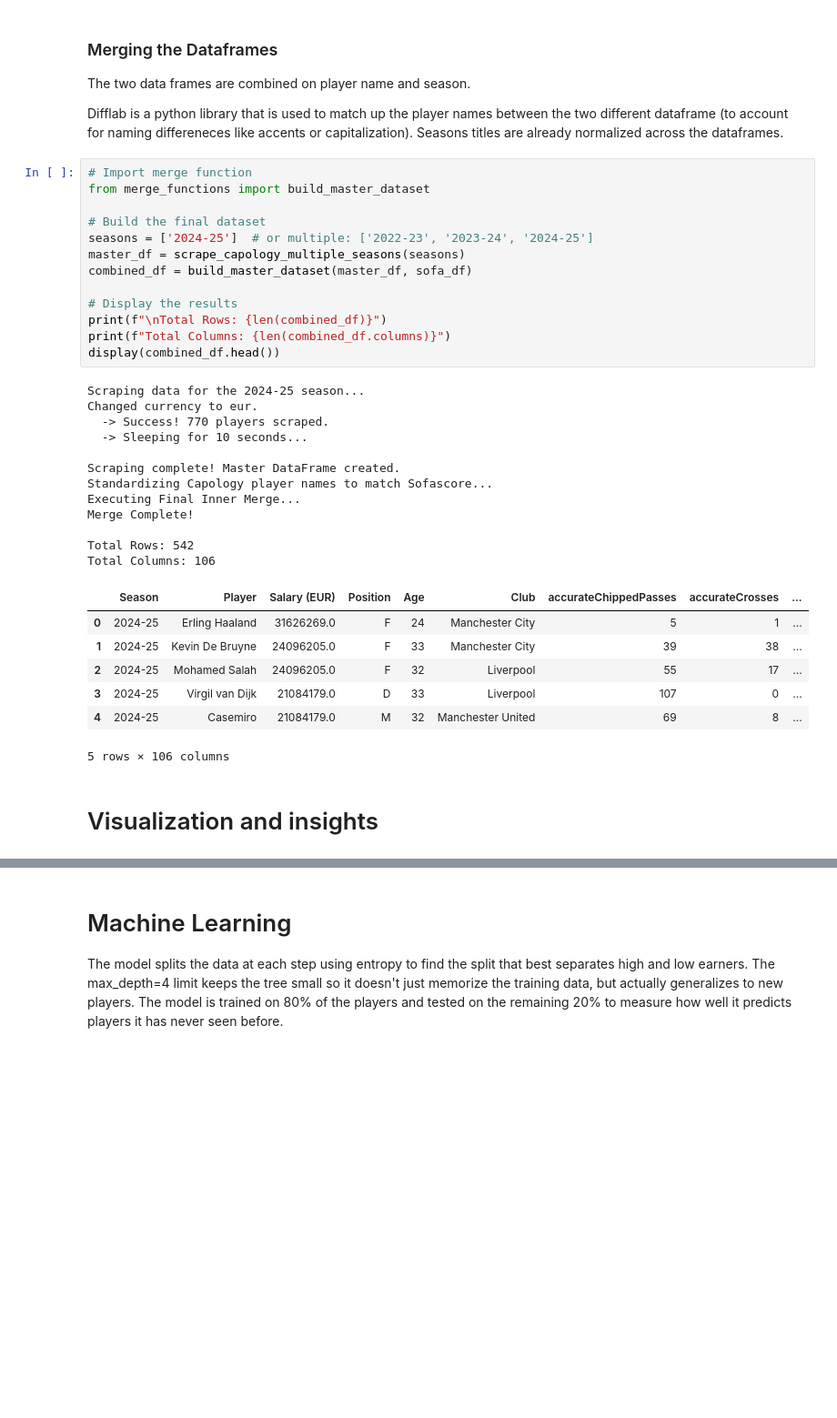
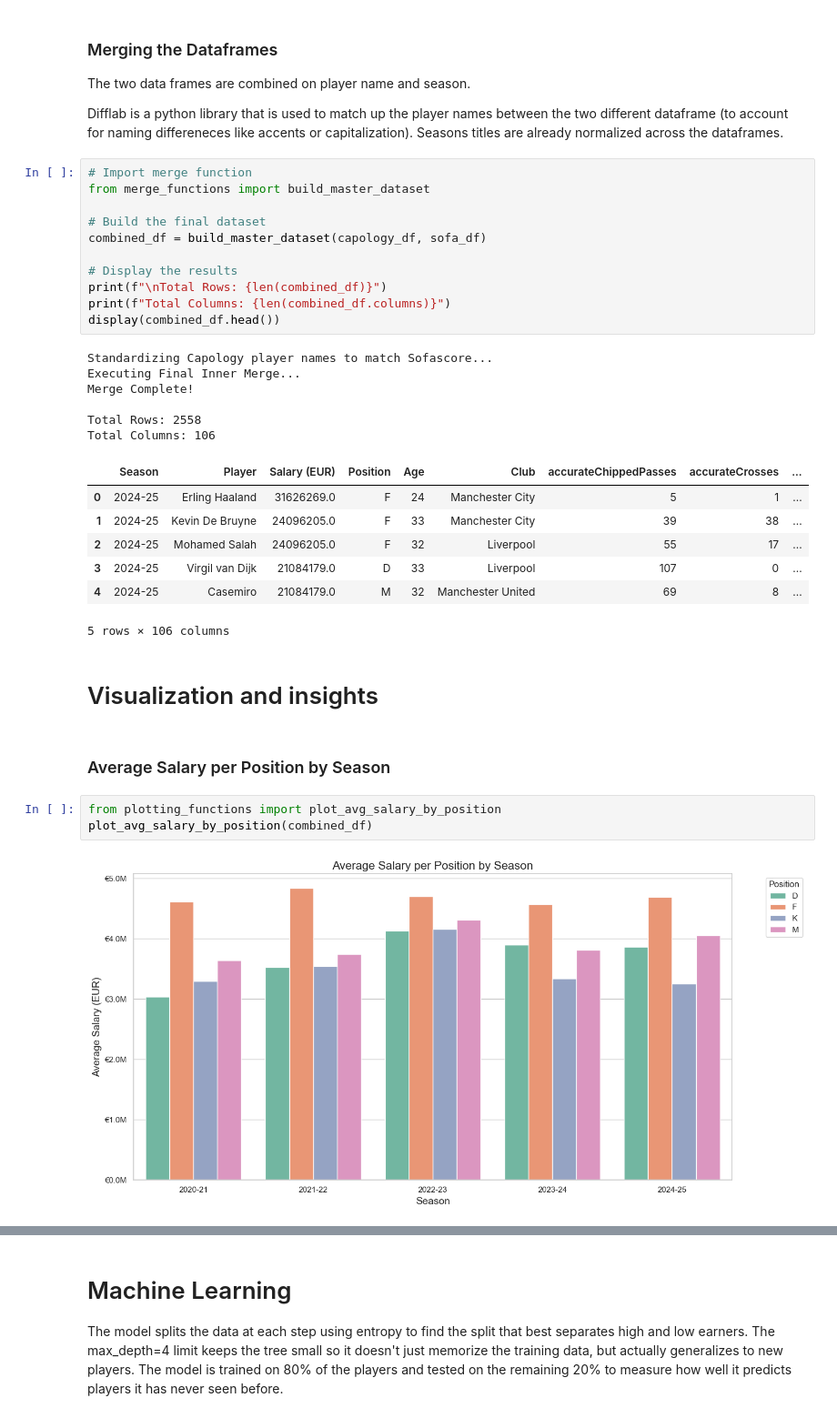
Before and after one commit to uic-cs418/group-project-beyond-the-bears, a Jupyter notebook: Project.ipynb, the cells around one changed output, grey strips where cells are left out. Shown at 91% size. Cells and saved outputs as stored; diff of their text form; blank space fills up the shorter version.

```diff
--- a/Project.ipynb
+++ b/Project.ipynb
@@ -140,26 +141,18 @@ Difflab is a python library that is used to match up the player names between th
 from merge_functions import build_master_dataset
 
 # Build the final dataset
-seasons = ['2024-25']  # or multiple: ['2022-23', '2023-24', '2024-25']
-master_df = scrape_capology_multiple_seasons(seasons)
-combined_df = build_master_dataset(master_df, sofa_df)
+combined_df = build_master_dataset(capology_df, sofa_df)
 
 # Display the results
 print(f"\nTotal Rows: {len(combined_df)}")
 print(f"Total Columns: {len(combined_df.columns)}")
 display(combined_df.head())
 # %% [output]
-Scraping data for the 2024-25 season...
-Changed currency to eur.
-  -> Success! 770 players scraped.
-  -> Sleeping for 10 seconds...
-
-Scraping complete! Master DataFrame created.
 Standardizing Capology player names to match Sofascore...
 Executing Final Inner Merge...
 Merge Complete!
 
-Total Rows: 542
+Total Rows: 2558
 Total Columns: 106
 |  | Season | Player | Salary (EUR) | Position | Age | Club | accurateChippedPasses | accurateCrosses | ... |
 | 0 | 2024-25 | Erling Haaland | 31626269.0 | F | 24 | Manchester City | 5 | 1 | ... |
@@ -170,3 +163,10 @@ Total Columns: 106
 5 rows × 106 columns
 # %% [markdown]
 # Visualization and insights #
+# %% [markdown]
+### Average Salary per Position by Season ###
+# %%
+from plotting_functions import plot_avg_salary_by_position
+plot_avg_salary_by_position(combined_df)
+# %% [output]
+[figure, added]
```
Also changed, not shown: parts of 10 cells of this notebook, 1 other file.
